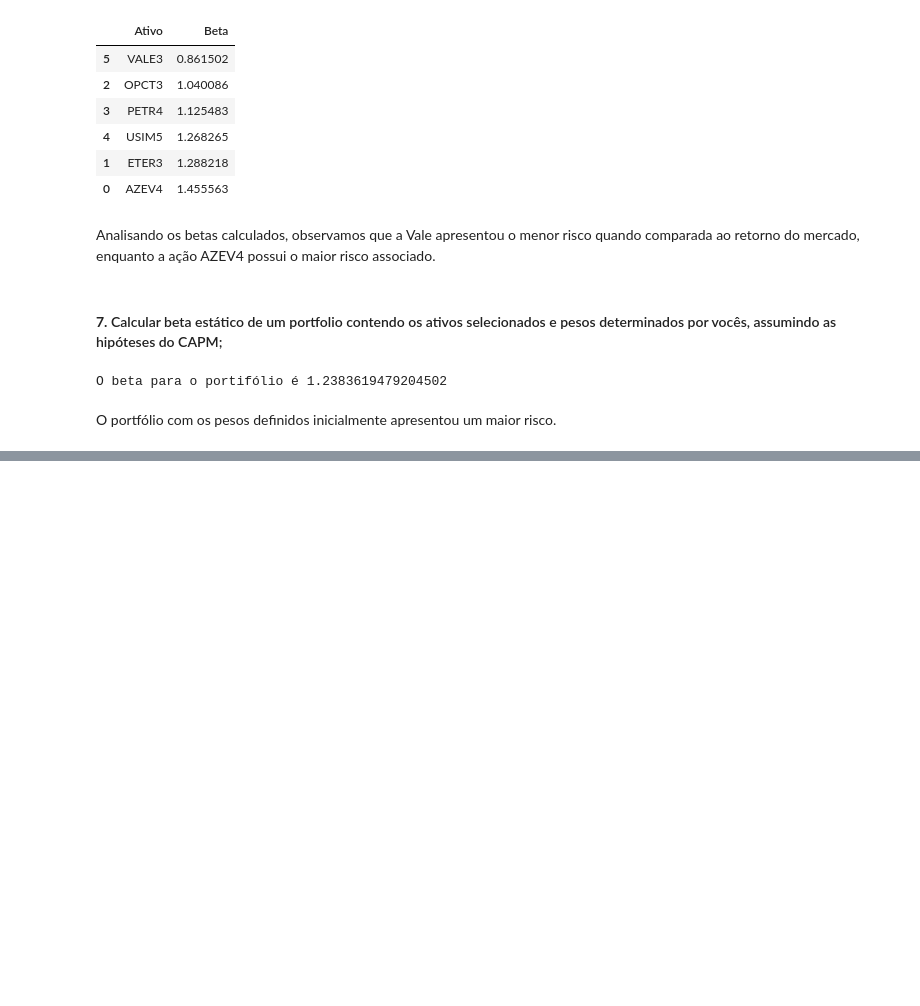
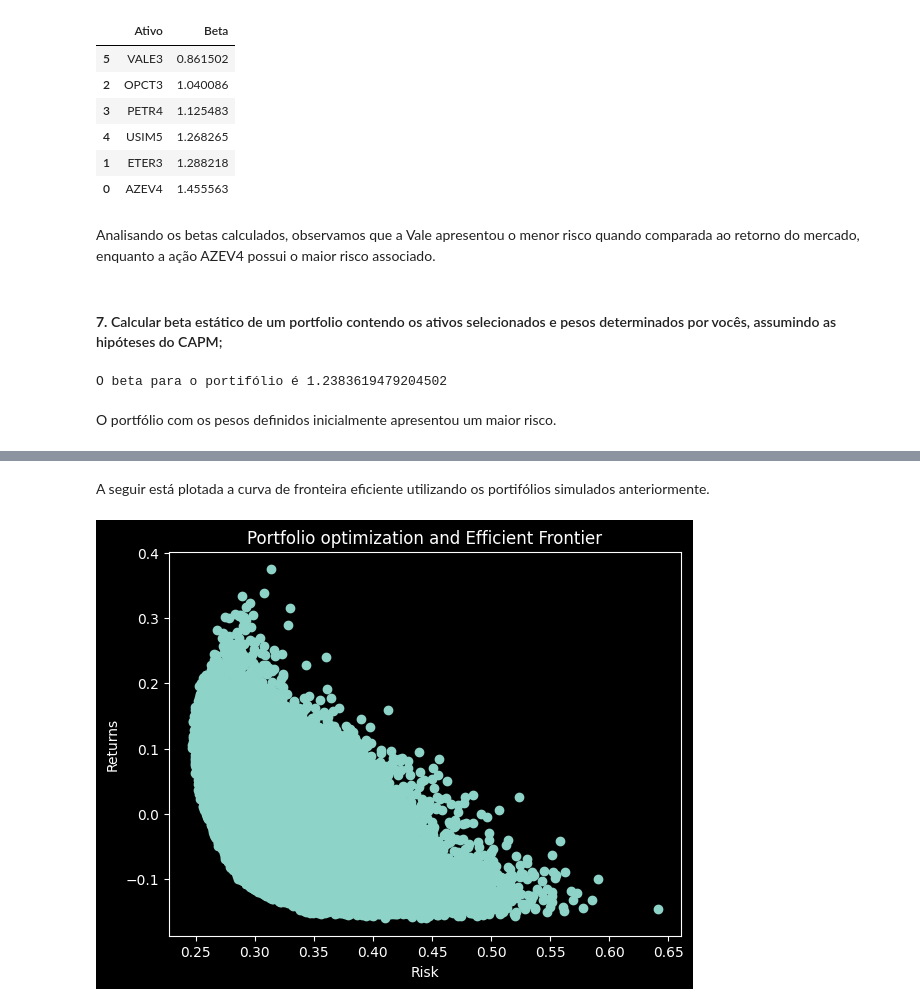
Before and after one commit to murilocechin/financial_analytics_final, a Jupyter notebook: tarefas.ipynb, the cells around one changed output, grey strips where cells are left out. Drawn from its saved outputs; the diff is of its cells as text; code cells hidden in the pictures; blank space fills up the shorter version.

```diff
--- a/tarefas.ipynb
+++ b/tarefas.ipynb
@@ -963,0 +965,11 @@ Total de combinações válidas: 126
+# %%
+# Simulando 200.000 portifólios diferentes
+num_port = 200000
+# Criando um array vazio para armazenar os pesos do portfólio
+all_wts = np.zeros((num_port, len(log_ret.columns)))
+# Criando um array vazio para armazenar os retornos do portfólio
+port_returns = np.zeros((num_port))
+# Criando um array vazio para armazenar os riscos do portfólio
+port_risk = np.zeros((num_port))
+# Criando um array vazio para armazenar o índice Sharpe do portfólio
+sharpe_ratio = np.zeros((num_port))
@@ -963,0 +1056,12 @@ Total de combinações válidas: 126
+# %% [markdown]
+A seguir está plotada a curva de fronteira eficiente utilizando os portifólios simulados anteriormente.
+# %%
+fig = plt.figure()
+ax1 = fig.add_axes([0.1,0.1,0.8,0.8])
+ax1.set_xlabel('Risk')
+ax1.set_ylabel("Returns")
+ax1.set_title("Portfolio optimization and Efficient Frontier")
+plt.scatter(port_risk, port_returns)
+plt.show()
+# %% [output]
+[figure, added]
```
Also changed, not shown: parts of 44 cells of this notebook.
